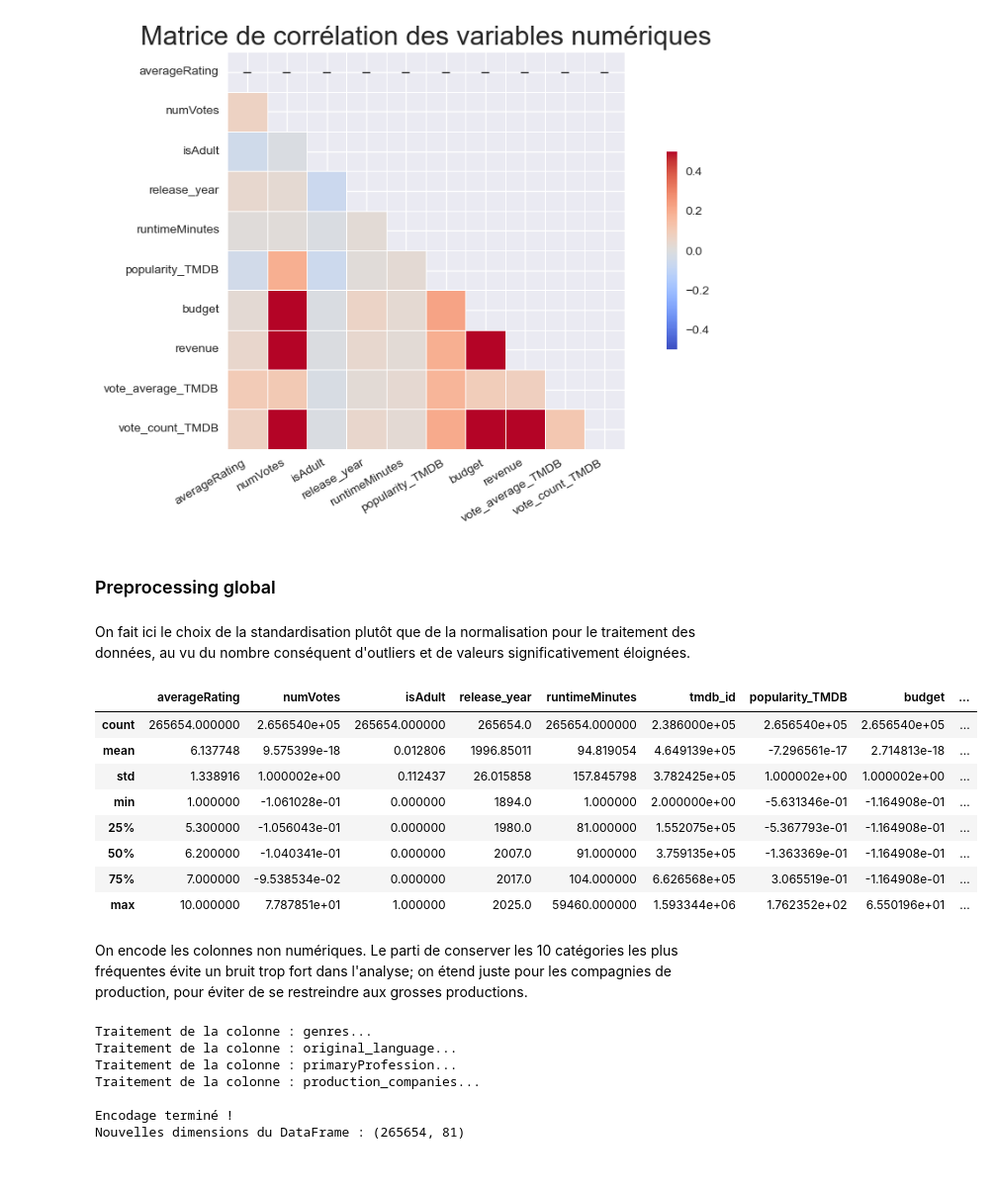
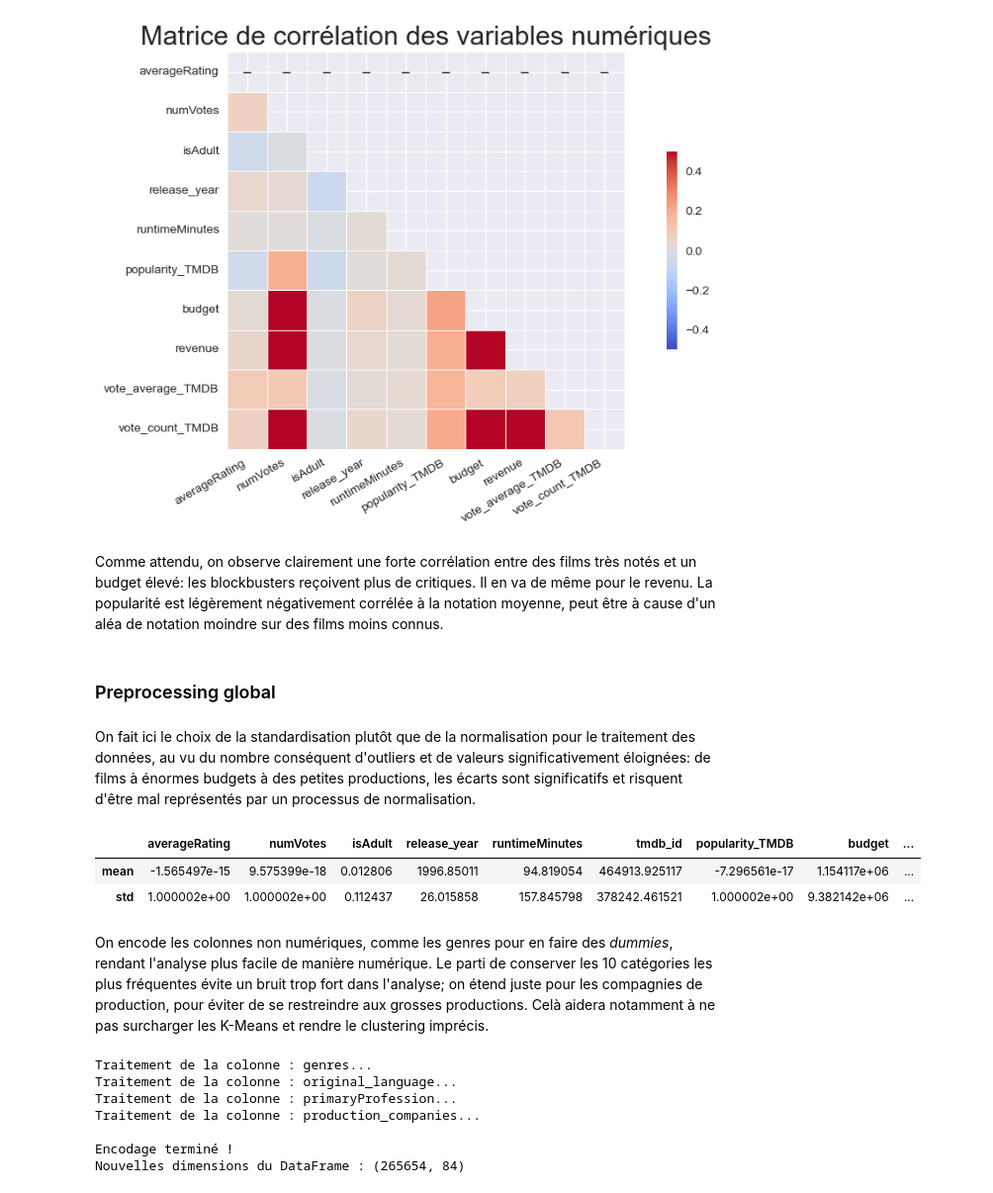
Before and after one commit to enzo-joly/projet_python_films, a Jupyter notebook: Data analysis/analysis_IMDB_ratings.ipynb, the cells around one changed output. Shown at 99% size. Drawn from its saved outputs; the diff is of its cells as text; code cells hidden in the pictures.

```diff
--- a/Data analysis/analysis_IMDB_ratings.ipynb
+++ b/Data analysis/analysis_IMDB_ratings.ipynb
@@ -210,4 +229,8 @@ plt.show()
 # %% [markdown]
 #####
+# %%
+#Tri du dataframe
+genres_to_drop=(df_ratings_imdb['genres'] == 'Short') &(df_ratings_imdb['genres'] == 'Reality-TV')& (df_ratings_imdb['genres'] == 'Talk-Show')& (df_ratings_imdb['genres'] == 'Game-Show')&(df_ratings_imdb['genres'] == 'News')
+df_ratings_imdb=df_ratings_imdb[~genres_to_drop]
 # %% [markdown]
 ### Réalisateurs
@@ -414,37 +441,41 @@ plt.tight_layout()
 plt.show()
 # %% [output]
 [figure]
+# %% [markdown]
+Comme attendu, on observe clairement une forte corrélation entre des films très notés et un budget élevé: les blockbusters reçoivent plus de critiques. Il en va de même pour le revenu. La popularité est légèrement négativement corrélée à la notation moyenne, peut être à cause d'un aléa de notation moindre sur des films moins connus.
 # %% [markdown]
 ### Preprocessing global
 # %% [markdown]
-On fait ici le choix de la standardisation plutôt que de la normalisation pour le traitement des données, au vu du nombre conséquent d'outliers et de valeurs significativement éloignées.
+On fait ici le choix de la standardisation plutôt que de la normalisation pour le traitement des données, au vu du nombre conséquent d'outliers et de valeurs significativement éloignées: de films à énormes budgets à des petites productions, les écarts sont significatifs et risquent d'être mal représentés par un processus de normalisation.
 # %%
-#################################Standardisation des données numériques################
+#################################Standardisation des données numériques#################################
+
+df_ratings_imdb['log_budget']=np.log1p(df_ratings_imdb['budget'])
+df_ratings_imdb['log_revenue']=np.log1p(df_ratings_imdb['revenue'])
+df_ratings_imdb['log_vote_count']=np.log1p(df_ratings_imdb['vote_count_TMDB'])
+
+
+
 # Sélection des colonnes à transformer
-cols_to_scale = ['budget', 'revenue', 'popularity_TMDB', 'numVotes']
+cols_to_scale = ['averageRating','log_budget', 'log_revenue', 'popularity_TMDB', 'numVotes','log_vote_count']
 
 # Il est important de traiter les valeurs manquantes avant le scaling
 df_ratings_imdb[cols_to_scale] = df_ratings_imdb[cols_to_scale].fillna(0)
+
 
 scaler_std=StandardScaler()
 
 df_std=df_ratings_imdb.copy()
 df_std[cols_to_scale]=scaler_std.fit_transform(df_std[cols_to_scale])
-df_std.describe()
+df_std.describe().loc[['mean','std']] #vérification de la standardisation: moenne proche de 0 et écart-type proche de 1
 # %% [output]
 |  | averageRating | numVotes | isAdult | release_year | runtimeMinutes | tmdb_id | popularity_TMDB | budget | ... |
-| count | 265654.000000 | 2.656540e+05 | 265654.000000 | 265654.0 | 265654.000000 | 2.386000e+05 | 2.656540e+05 | 2.656540e+05 | ... |
-| mean | 6.137748 | 9.575399e-18 | 0.012806 | 1996.85011 | 94.819054 | 4.649139e+05 | -7.296561e-17 | 2.714813e-18 | ... |
-| std | 1.338916 | 1.000002e+00 | 0.112437 | 26.015858 | 157.845798 | 3.782425e+05 | 1.000002e+00 | 1.000002e+00 | ... |
-| min | 1.000000 | -1.061028e-01 | 0.000000 | 1894.0 | 1.000000 | 2.000000e+00 | -5.631346e-01 | -1.164908e-01 | ... |
-| 25% | 5.300000 | -1.056043e-01 | 0.000000 | 1980.0 | 81.000000 | 1.552075e+05 | -5.367793e-01 | -1.164908e-01 | ... |
-| 50% | 6.200000 | -1.040341e-01 | 0.000000 | 2007.0 | 91.000000 | 3.759135e+05 | -1.363369e-01 | -1.164908e-01 | ... |
-| 75% | 7.000000 | -9.538534e-02 | 0.000000 | 2017.0 | 104.000000 | 6.626568e+05 | 3.065519e-01 | -1.164908e-01 | ... |
-| max | 10.000000 | 7.787851e+01 | 1.000000 | 2025.0 | 59460.000000 | 1.593344e+06 | 1.762352e+02 | 6.550196e+01 | ... |
+| mean | -1.565497e-15 | 9.575399e-18 | 0.012806 | 1996.85011 | 94.819054 | 464913.925117 | -7.296561e-17 | 1.154117e+06 | ... |
+| std | 1.000002e+00 | 1.000002e+00 | 0.112437 | 26.015858 | 157.845798 | 378242.461521 | 1.000002e+00 | 9.382142e+06 | ... |
 # %% [markdown]
-On encode les colonnes non numériques. Le parti de conserver les 10 catégories les plus fréquentes évite un bruit trop fort dans l'analyse; on étend juste pour les compagnies de production, pour éviter de se restreindre aux grosses productions.
+On encode les colonnes non numériques, comme les genres pour en faire des *dummies*, rendant l'analyse plus facile de manière numérique. Le parti de conserver les 10 catégories les plus fréquentes évite un bruit trop fort dans l'analyse; on étend juste pour les compagnies de production, pour éviter de se restreindre aux grosses productions. Celà aidera notamment à ne pas surcharger les K-Means et rendre le clustering imprécis.
 # %%
-from sklearn.preprocessing import MultiLabelBinarizer
+#################################Encodage des colonnes multi-label#################################
 
 columns_to_process=['genres','original_language','primaryProfession','production_companies']
 
@@ -504,4 +535,4 @@ Traitement de la colonne : primaryProfession...
 Traitement de la colonne : production_companies...
 
 Encodage terminé !
-Nouvelles dimensions du DataFrame : (265654, 81)
+Nouvelles dimensions du DataFrame : (265654, 84)
```
Also changed, not shown: parts of 50 cells of this notebook.
